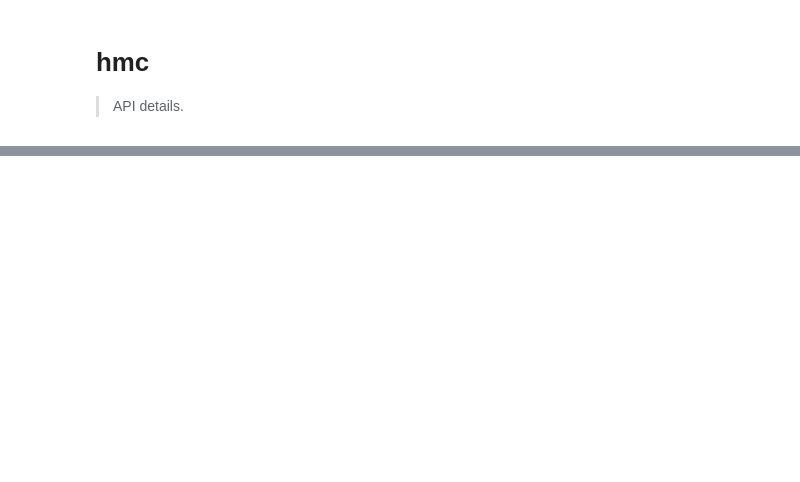
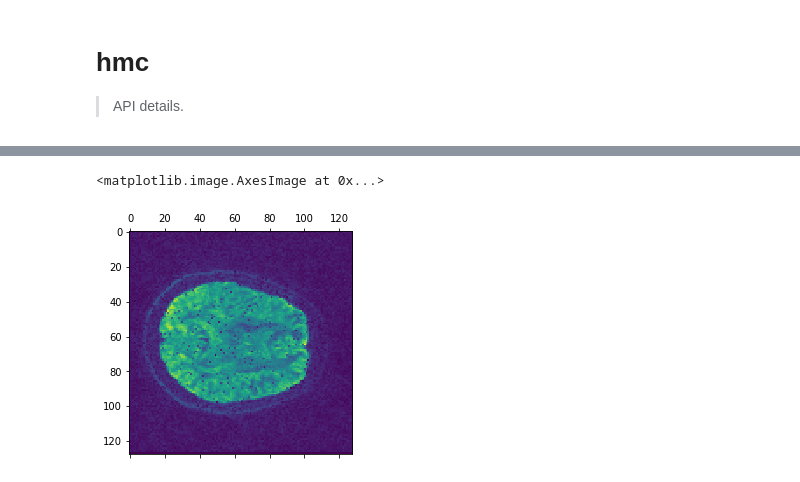
Before and after one commit to nrdg/hmc, a Jupyter notebook: 00_core.ipynb, the cells around one changed output, grey strips where cells are left out. Saved outputs shown, nothing was run; the diff lists cells and outputs as text; code cells hidden in the pictures; blank space fills up the shorter version.

```diff
--- a/00_core.ipynb
+++ b/00_core.ipynb
@@ -468,0 +497,5 @@ Line #      Hits         Time  Per Hit   % Time  Line Contents
+# %%
+plt.matshow(pred[:, :, 30, ])
+# %% [output]
+<matplotlib.image.AxesImage at 0x...>
+[figure, added]
```
Also changed, not shown: parts of 13 cells of this notebook, 1 other file.
